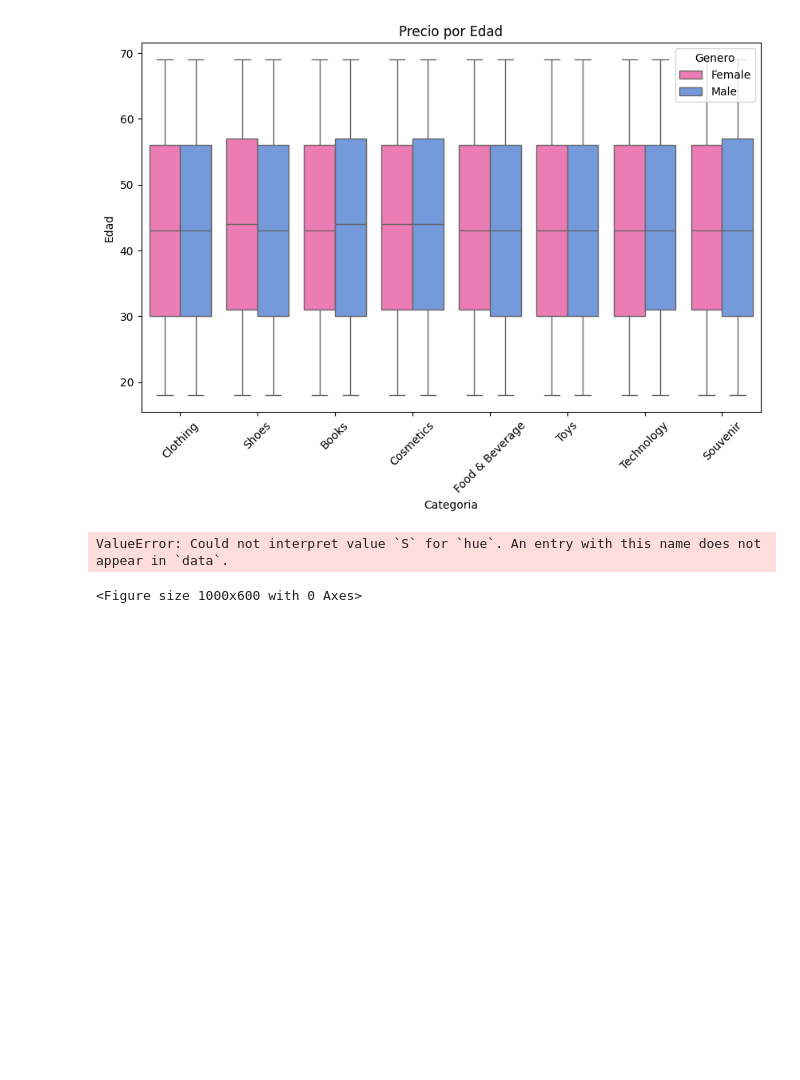
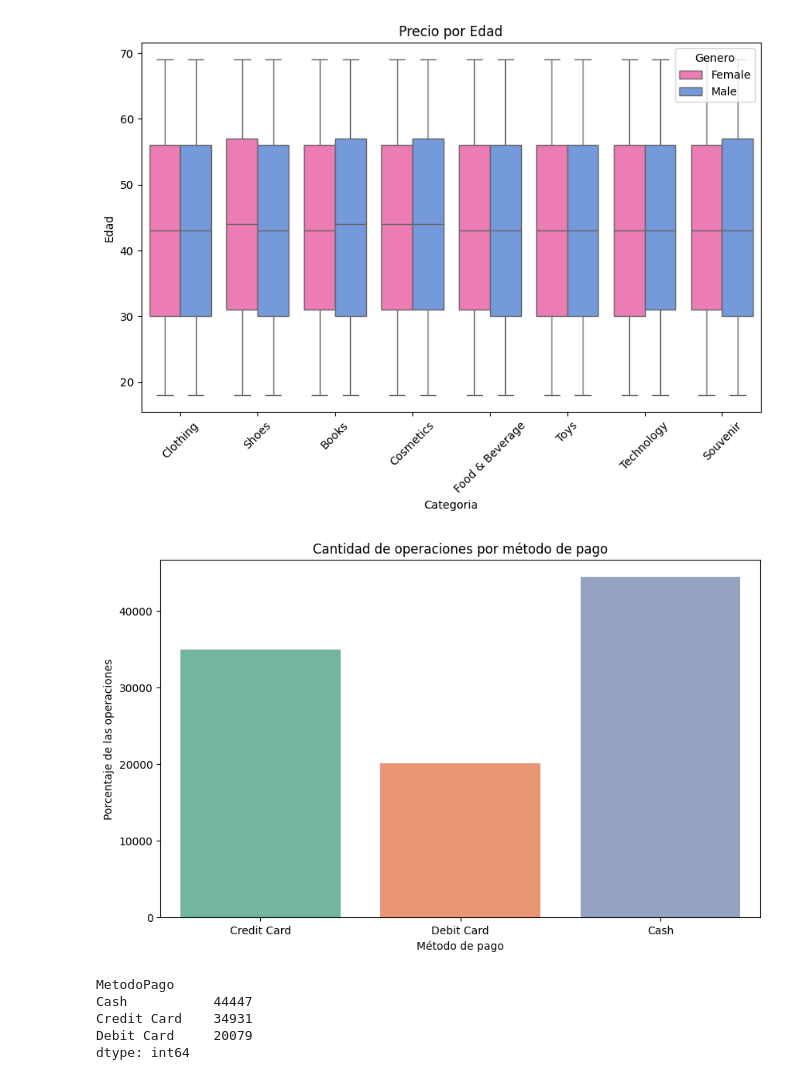
Before and after one commit to juancursed/ProyectoCienciaDatos, a Jupyter notebook: proyecto.ipynb, the cells around one changed output. Drawn from its saved outputs; the diff is of its cells as text; code cells hidden in the pictures; blank space fills up the shorter version.

```diff
--- a/proyecto.ipynb
+++ b/proyecto.ipynb
@@ -290,15 +278,19 @@ plt.show()
 # %%
 #------------CANTIDAD DE OPERACIONES SEGUN EL METODO DE PAGO----------------
 ventasAgrupadas = Ventas.groupby('MetodoPago')
 
 plt.figure(figsize=(10, 6))
-sns.countplot(x='MetodoPago', data=Ventas, hue='S', palette='Set2', stat='count', width=0.8)
+sns.countplot(x='MetodoPago', data=Ventas, hue='MetodoPago', palette='Set2', stat='count', width=0.8)
 plt.title('Cantidad de operaciones por método de pago')
 plt.xlabel('Método de pago')
 plt.ylabel('Porcentaje de las operaciones')
 plt.show()
 
 ventasAgrupadas.size()
 # %% [output]
+[figure, added]
-ValueError: Could not interpret value `S` for `hue`. An entry with this name does not appear in `data`.
+MetodoPago
+Cash           44447
+Credit Card    34931
+Debit Card     20079
+dtype: int64
-<Figure size 1000x600 with 0 Axes>
```
Also changed, not shown: parts of 3 cells of this notebook.
